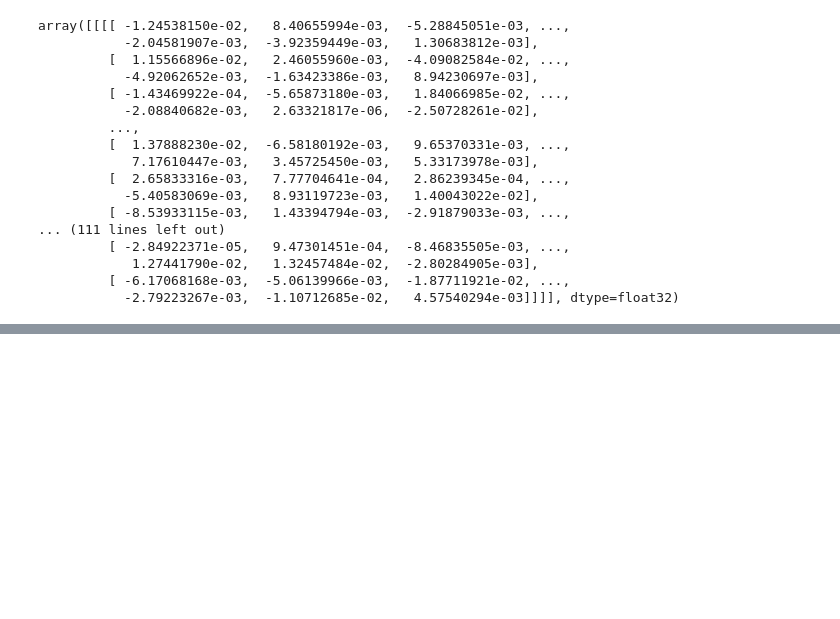
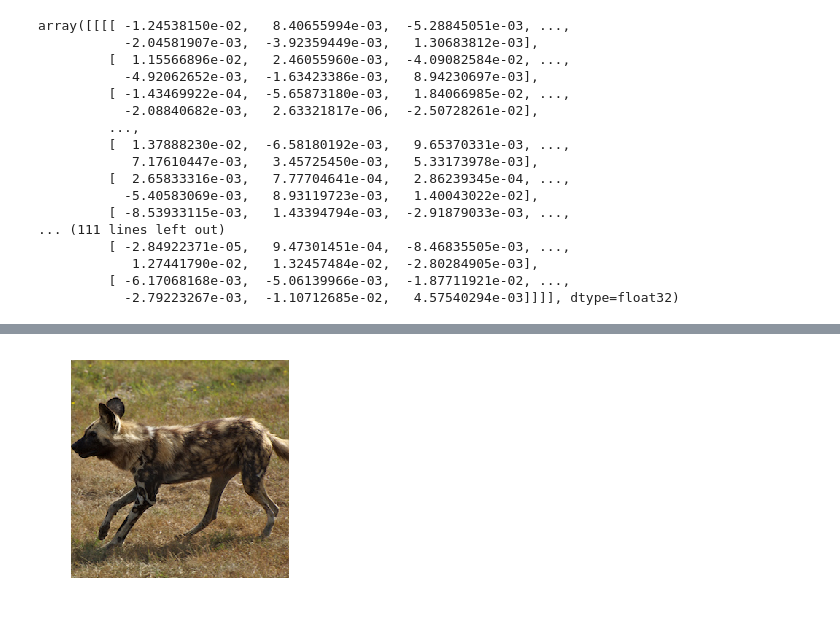
Before and after one commit to cgkaczenski/Slim-Image-Classification, a Jupyter notebook: transfer_attempt.ipynb, the cells around one changed output, grey strips where cells are left out. Drawn from its saved outputs; the diff is of its cells as text; code cells hidden in the pictures; blank space fills up the shorter version.

Commit message:
feat: Get transfer learning CNN to work on a single image

```diff
--- a/transfer_attempt.ipynb
+++ b/transfer_attempt.ipynb
@@ -95,0 +243,14 @@ with graph.as_default():
+# %%
+width = 224
+height = 224
+channels = 3
+# %%
+import matplotlib.image as mpimg
+import matplotlib.pyplot as plt
+test_image = mpimg.imread(os.path.join("images","cnn","test_image.png"))[:, :, :channels]
+#test_image.resize((1, height, width, channels)).astype(np.float32)
+plt.imshow(test_image)
+plt.axis("off")
+plt.show()
+# %% [output]
+[figure, added]
```
Also changed, not shown: parts of 13 cells of this notebook, 2 other files.
